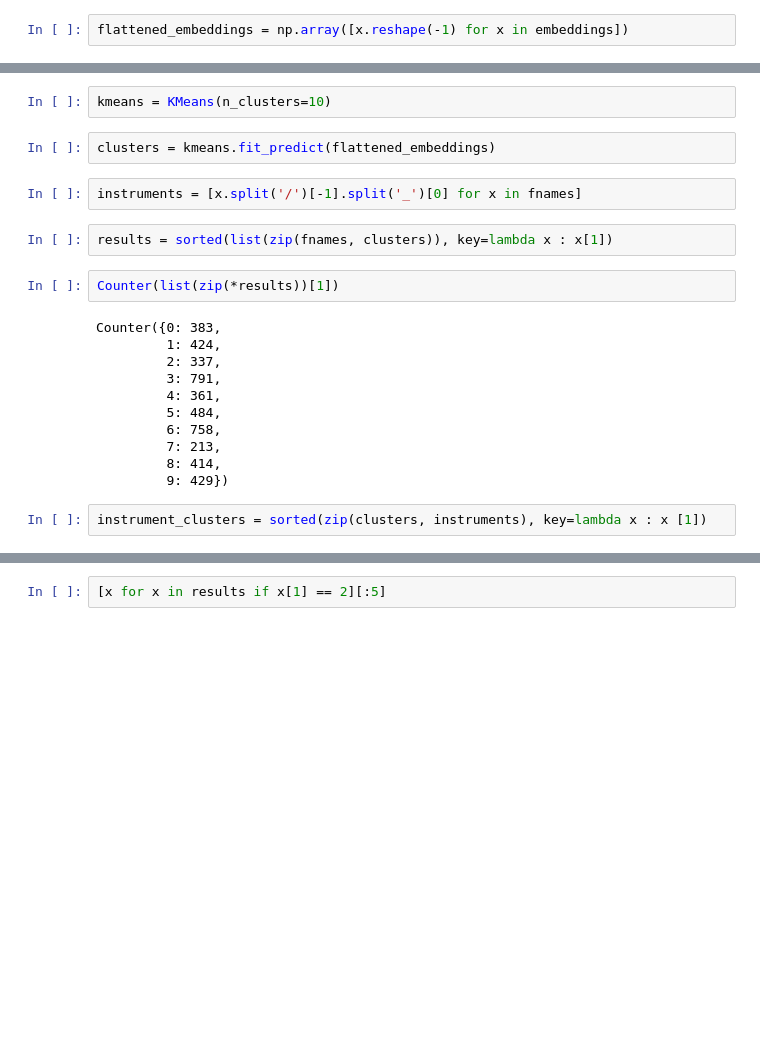
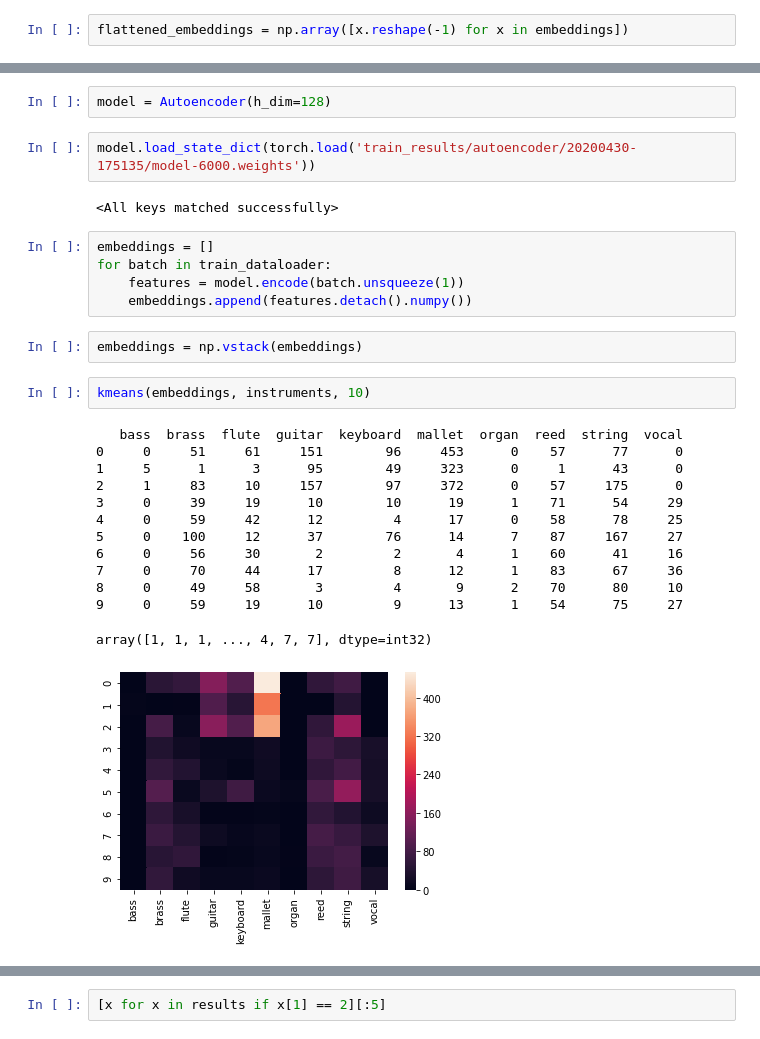
Before and after one commit to pgigioli/music_ml, a Jupyter notebook: clustering.ipynb, the cells around one changed output, grey strips where cells are left out. Cells and saved outputs as stored; diff of their text form; blank space fills up the shorter version.

```diff
--- a/clustering.ipynb
+++ b/clustering.ipynb
@@ -100,23 +121,29 @@ flattened_embeddings = np.array([x.reshape(-1) for x in embeddings])
+# %%
+model = Autoencoder(h_dim=128)
+# %%
+model.load_state_dict(torch.load('train_results/autoencoder/20200430-175135/model-6000.weights'))
+# %% [output]
+<All keys matched successfully>
+# %%
+embeddings = []
+for batch in train_dataloader:
+    features = model.encode(batch.unsqueeze(1))
+    embeddings.append(features.detach().numpy())
+# %%
+embeddings = np.vstack(embeddings)
 # %%
-kmeans = KMeans(n_clusters=10)
+kmeans(embeddings, instruments, 10)
+# %% [output]
+   bass  brass  flute  guitar  keyboard  mallet  organ  reed  string  vocal
+0     0     51     61     151        96     453      0    57      77      0
+1     5      1      3      95        49     323      0     1      43      0
+2     1     83     10     157        97     372      0    57     175      0
+3     0     39     19      10        10      19      1    71      54     29
+4     0     59     42      12         4      17      0    58      78     25
+5     0    100     12      37        76      14      7    87     167     27
+6     0     56     30       2         2       4      1    60      41     16
+7     0     70     44      17         8      12      1    83      67     36
+8     0     49     58       3         4       9      2    70      80     10
+9     0     59     19      10         9      13      1    54      75     27
+array([1, 1, 1, ..., 4, 7, 7], dtype=int32)
+[figure, added]
-# %%
-clusters = kmeans.fit_predict(flattened_embeddings)
-# %%
-instruments = [x.split('/')[-1].split('_')[0] for x in fnames]
-# %%
-results = sorted(list(zip(fnames, clusters)), key=lambda x : x[1])
-# %%
-Counter(list(zip(*results))[1])
-# %% [output]
-Counter({0: 383,
-         1: 424,
-         2: 337,
-         3: 791,
-         4: 361,
-         5: 484,
-         6: 758,
-         7: 213,
-         8: 414,
-         9: 429})
-# %%
-instrument_clusters = sorted(zip(clusters, instruments), key=lambda x : x [1])
```
Also changed, not shown: parts of 21 cells of this notebook, 7 other files.
